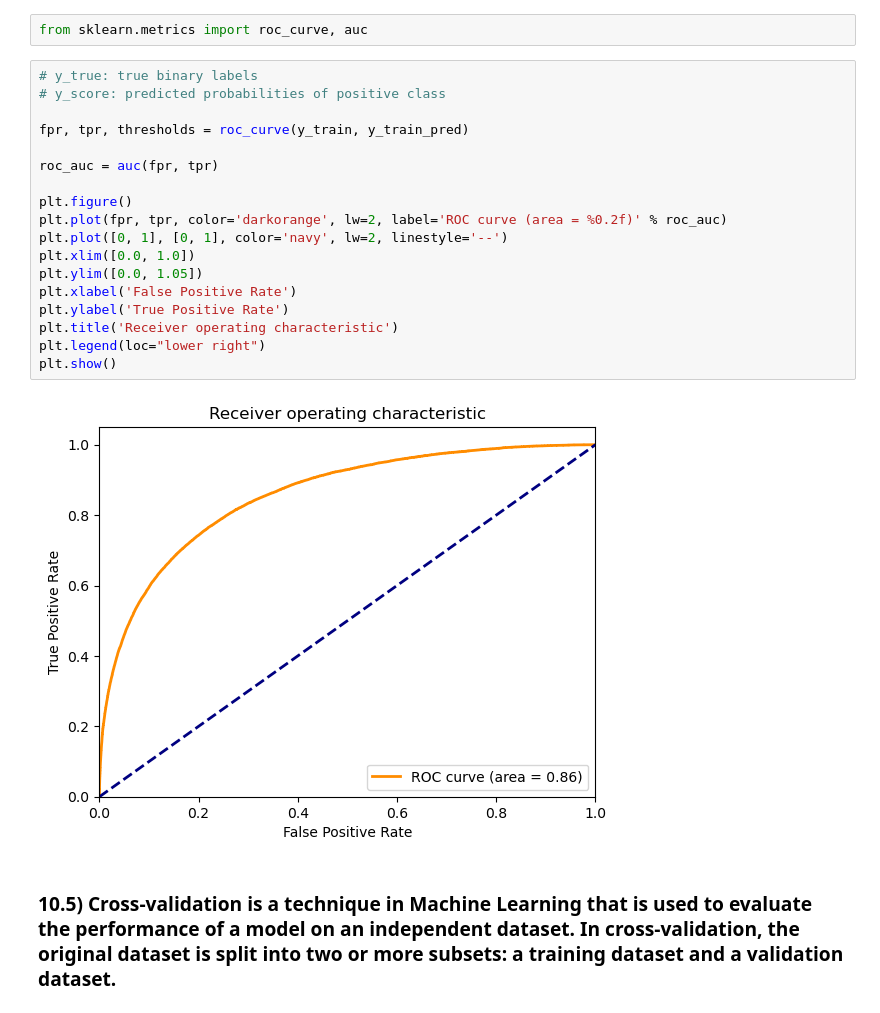
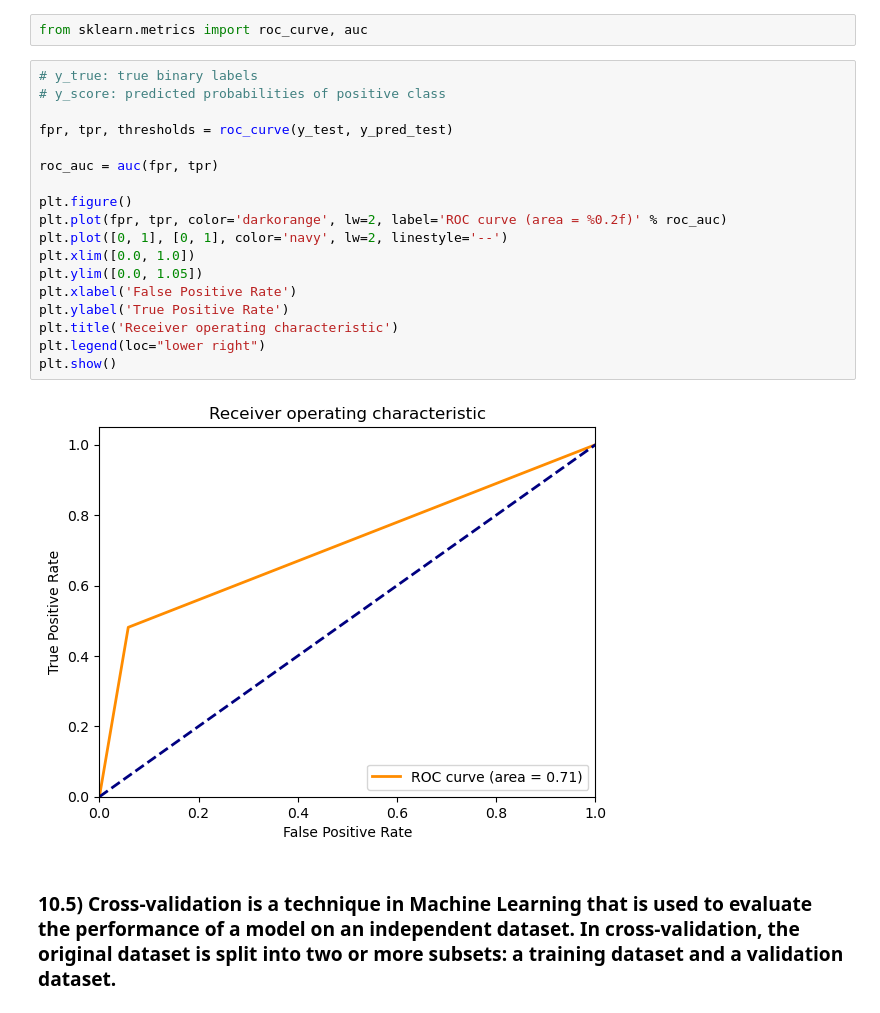
Before and after one commit to Sameer-ansarii/Case-Studies, a Jupyter notebook: RAIN PREDICTION (BINARY CLASSIFICATION-LOGISTIC REGRESSION).ipynb, the cells around one changed output. Drawn from its saved outputs; the diff is of its cells as text.

```diff
--- a/RAIN PREDICTION (BINARY CLASSIFICATION-LOGISTIC REGRESSION).ipynb
+++ b/RAIN PREDICTION (BINARY CLASSIFICATION-LOGISTIC REGRESSION).ipynb
@@ -1996,23 +1980,23 @@ from sklearn.metrics import roc_curve, auc
 # %%
 # y_true: true binary labels
 # y_score: predicted probabilities of positive class
 
-fpr, tpr, thresholds = roc_curve(y_train, y_train_pred)
+fpr, tpr, thresholds = roc_curve(y_test, y_pred_test)
 
 roc_auc = auc(fpr, tpr)
 
 plt.figure()
 plt.plot(fpr, tpr, color='darkorange', lw=2, label='ROC curve (area = %0.2f)' % roc_auc)
 plt.plot([0, 1], [0, 1], color='navy', lw=2, linestyle='--')
 plt.xlim([0.0, 1.0])
 plt.ylim([0.0, 1.05])
 plt.xlabel('False Positive Rate')
 plt.ylabel('True Positive Rate')
 plt.title('Receiver operating characteristic')
 plt.legend(loc="lower right")
 plt.show()
 # %% [output]
-[figure, old version]
+[figure, new version]
 # %% [markdown]
 ### 10.5) Cross-validation is a technique in Machine Learning that is used to evaluate the performance of a model on an independent dataset. In cross-validation, the original dataset is split into two or more subsets: a training dataset and a validation dataset.
 # %%
```
Also changed, not shown: parts of 26 cells of this notebook.
